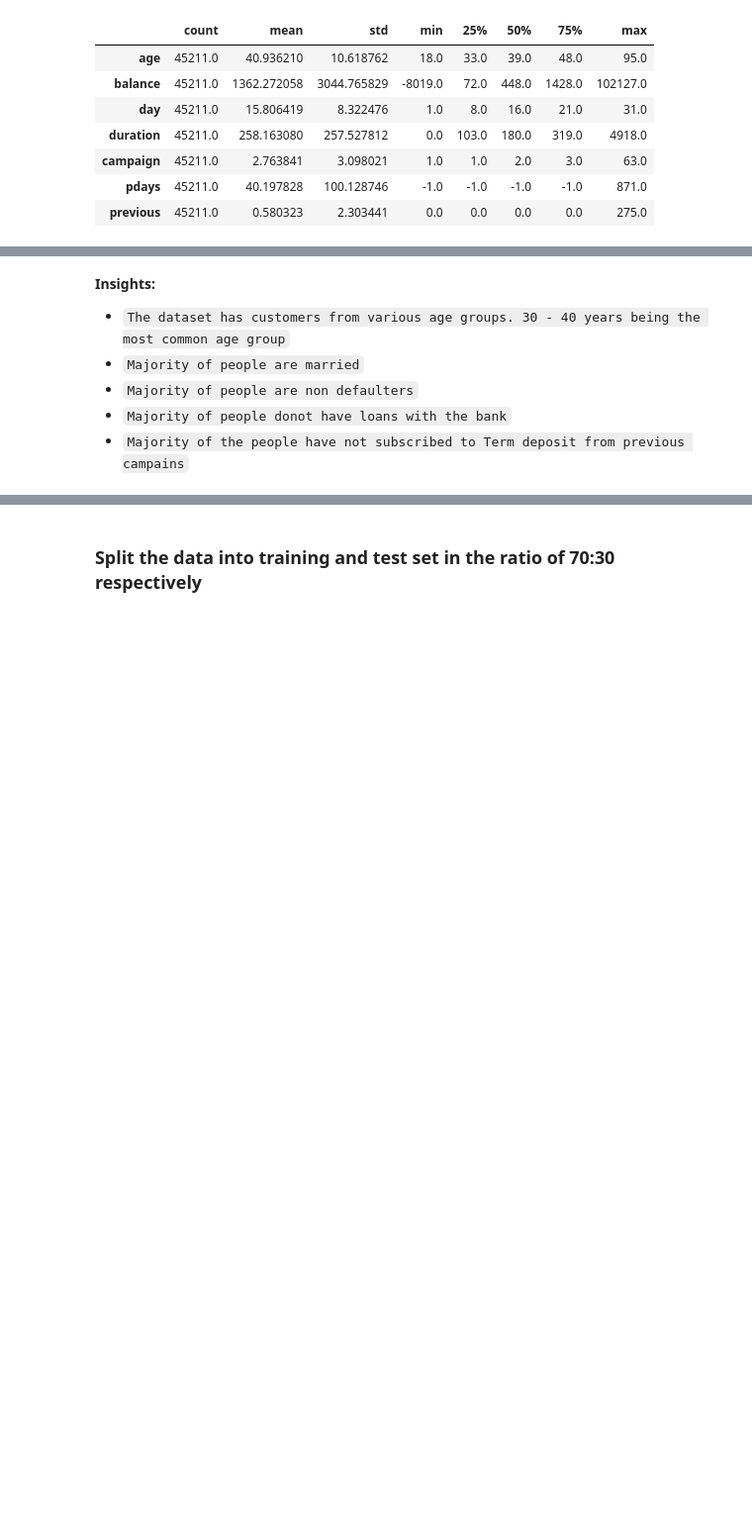
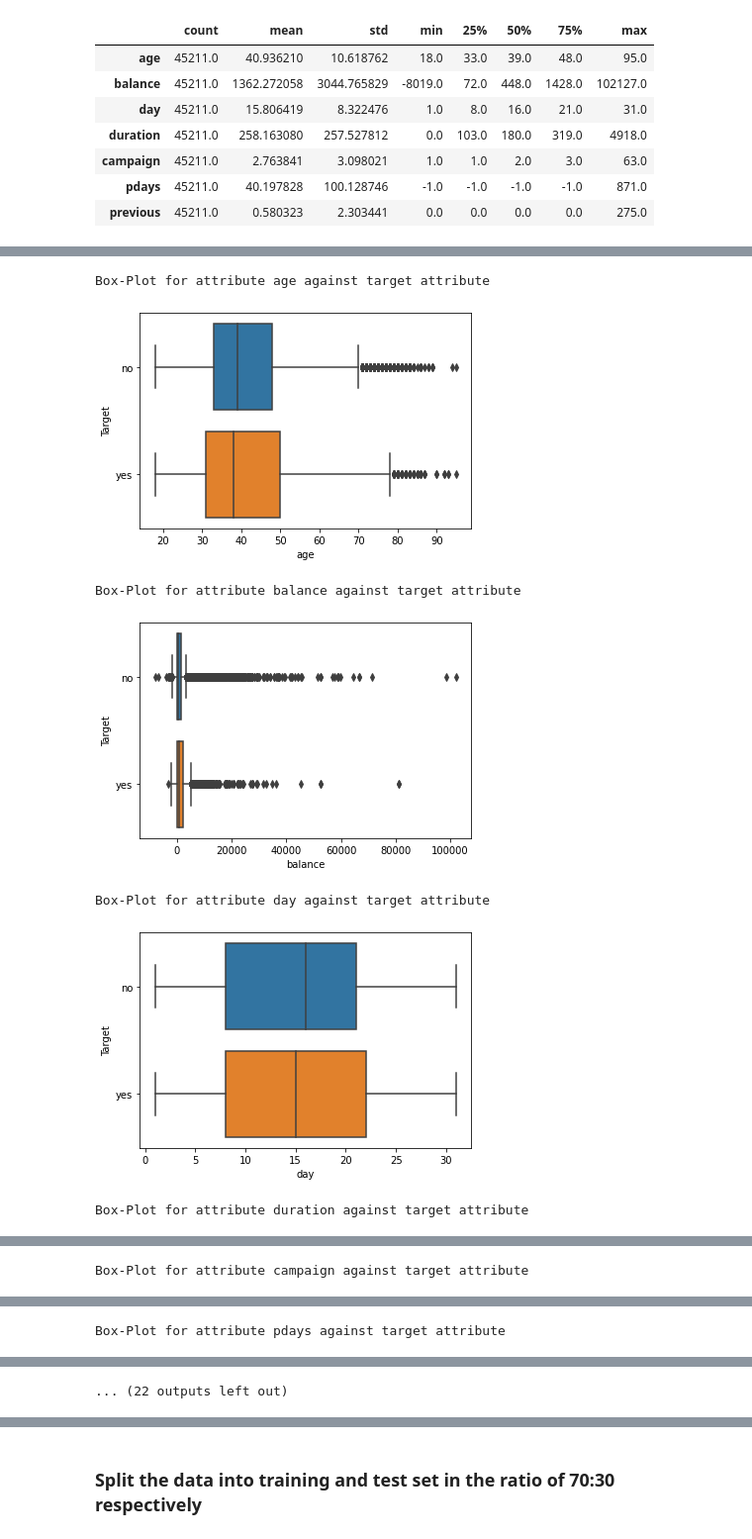
Before and after one commit to swaroop-raj/machine-learning, a Jupyter notebook: Term_Deposit_Subscription.ipynb, the cells around one changed output, grey strips where cells are left out. Shown at 99% size. Drawn from its saved outputs; the diff is of its cells as text; code cells hidden in the pictures; blank space fills up the shorter version.

```diff
--- a/Term_Deposit_Subscription.ipynb
+++ b/Term_Deposit_Subscription.ipynb
@@ -233,5 +415,0 @@ Distribution plot for the features attributes
-# %%
-for col in data.columns :
-  if col not in ['job', 'balance','education','duration','campaign' , 'pdays','previous'] :
-    sns.displot(data[col], kind='hist')
-    plt.show()
@@ -249,7 +416,29 @@ for col in data.columns :
-# %% [markdown]
- **Insights:**
-- `The dataset has customers from various age groups. 30 - 40 years being the most common age group`
-- `Majority of people are married`
-- `Majority of people are non defaulters`
-- `Majority of people donot have loans with the bank`
-- `Majority of the people have not subscribed to Term deposit from previous campains`
+# %%
+# function to plot the boxplot and countplot against the target variable accordingly
+def multiVariate(data) :
+  for col in data.columns :
+    if data[col].dtypes == 'int64' :
+      showBoxPlot(col)
+  for col in data.columns :
+    if data[col].dtypes == 'object' :
+      showCountPlot(col)
+
+def showBoxPlot(col) :
+   print("Box-Plot for attribute "+ col + " against target attribute")
+   sns.boxplot(x=data[col] , y=data['Target'], data=data)
+   plt.show()
+
+def showCountPlot(col) :
+  print("Count-Plot for attribute "+ col + " against target attribute")
+  sns.countplot(x=data[col], hue='Target', data=data)
+  plt.show()
+# %%
+multiVariate(data)
+# %% [output]
+Box-Plot for attribute age against target attribute
+[figure, added]
+Box-Plot for attribute balance against target attribute
+[figure, added]
+Box-Plot for attribute day against target attribute
+[figure, added]
+Box-Plot for attribute duration against target attribute
@@ -255,0 +446 @@ for col in data.columns :
+Box-Plot for attribute campaign against target attribute
@@ -255,0 +448 @@ for col in data.columns :
+Box-Plot for attribute pdays against target attribute
@@ -255,0 +450 @@ for col in data.columns :
+... (22 outputs left out)
```
Also changed, not shown: parts of 59 cells of this notebook.
